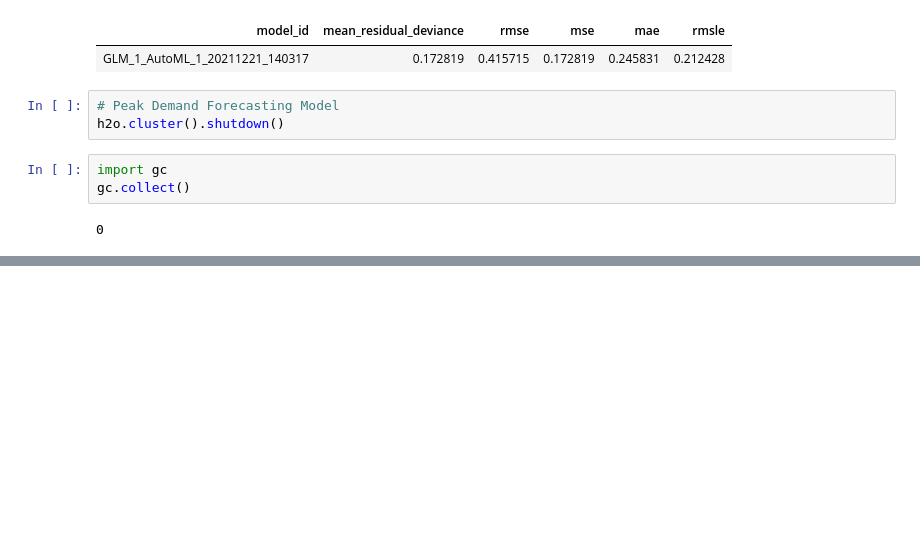
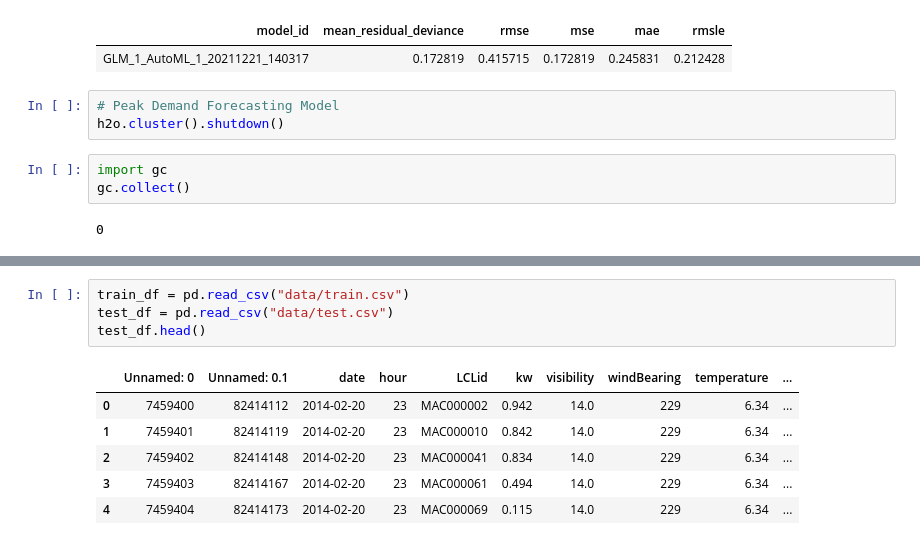
Before and after one commit to jfarland/load_forecasting_h2o, a Jupyter notebook: modeling-pipeline.ipynb, the cells around one changed output, grey strips where cells are left out. Cells and saved outputs as stored; diff of their text form; blank space fills up the shorter version.

```diff
--- a/modeling-pipeline.ipynb
+++ b/modeling-pipeline.ipynb
@@ -214,0 +228,11 @@ gc.collect()
+# %%
+train_df = pd.read_csv("data/train.csv")
+test_df = pd.read_csv("data/test.csv")
+test_df.head()
+# %% [output]
+|  | Unnamed: 0 | Unnamed: 0.1 | date | hour | LCLid | kw | visibility | windBearing | temperature | ... |
+| 0 | 7459400 | 82414112 | 2014-02-20 | 23 | MAC000002 | 0.942 | 14.0 | 229 | 6.34 | ... |
+| 1 | 7459401 | 82414119 | 2014-02-20 | 23 | MAC000010 | 0.842 | 14.0 | 229 | 6.34 | ... |
+| 2 | 7459402 | 82414148 | 2014-02-20 | 23 | MAC000041 | 0.834 | 14.0 | 229 | 6.34 | ... |
+| 3 | 7459403 | 82414167 | 2014-02-20 | 23 | MAC000061 | 0.494 | 14.0 | 229 | 6.34 | ... |
+| 4 | 7459404 | 82414173 | 2014-02-20 | 23 | MAC000069 | 0.115 | 14.0 | 229 | 6.34 | ... |
```
Also changed, not shown: parts of 24 cells of this notebook.
